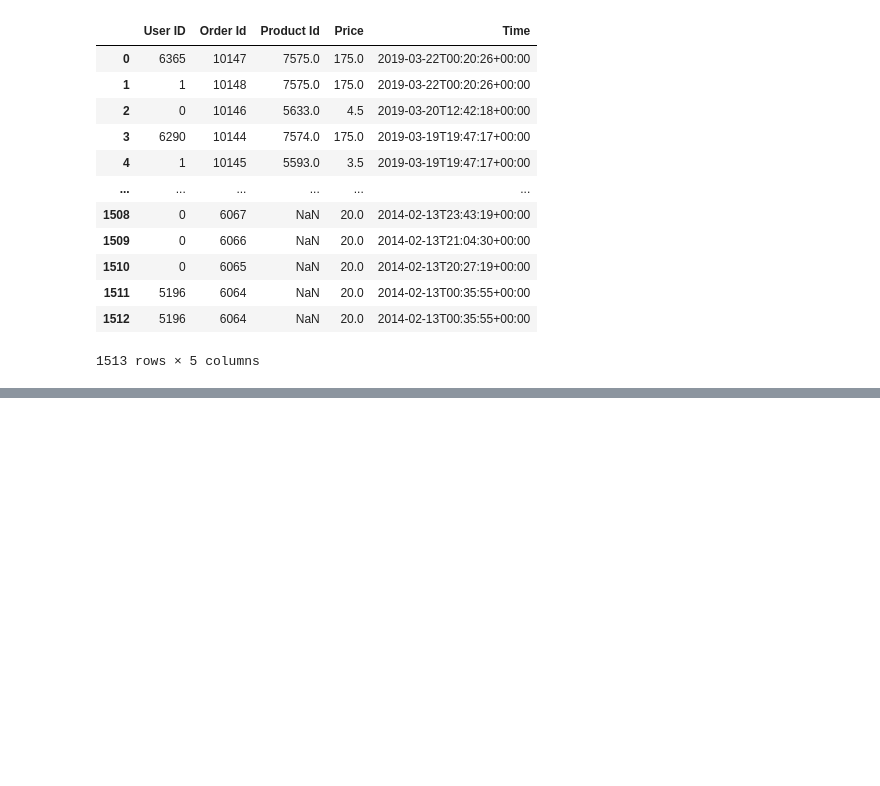
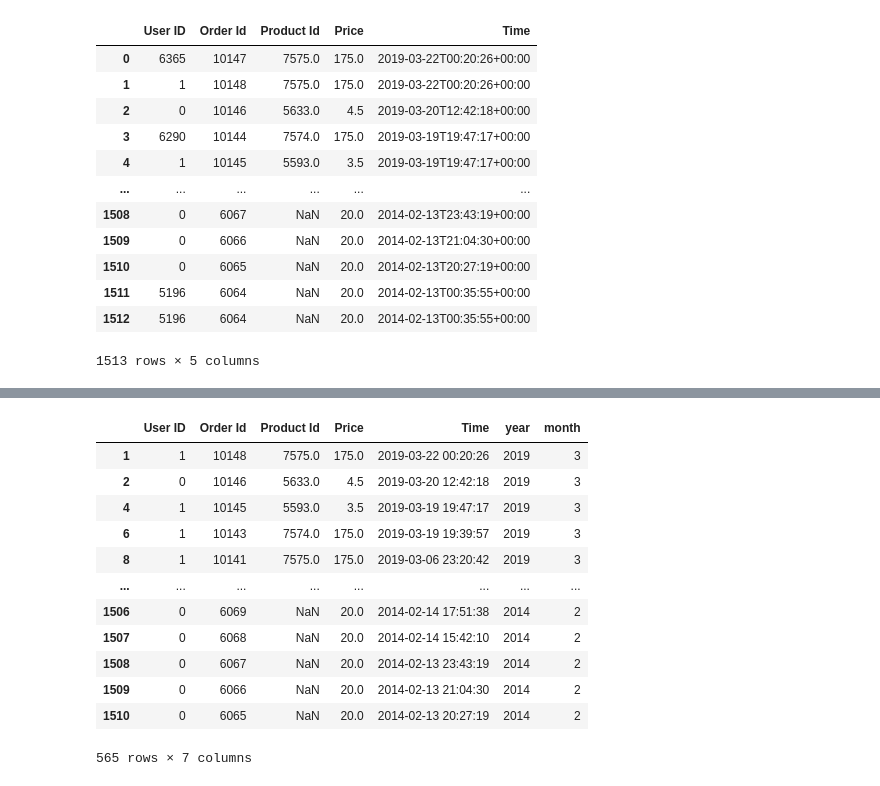
Before and after one commit to armand-analytics/Forecasting, a Jupyter notebook: notebooks/01_EDA.ipynb, the cells around one changed output, grey strips where cells are left out. Saved outputs shown, nothing was run; the diff lists cells and outputs as text; code cells hidden in the pictures; blank space fills up the shorter version.

```diff
--- a/notebooks/01_EDA.ipynb
+++ b/notebooks/01_EDA.ipynb
@@ -24,0 +66,6 @@ Un User ID aparece multiples veces con diferentes Product ID con diferentes valo
+# %%
+df['Time'] = pd.to_datetime(df['Time'])
+df['Time'] = df['Time'].dt.tz_localize(None)
+df['year'] = df['Time'].dt.year
+df['month'] = df['Time'].dt.month
+df.head(5)
@@ -24,0 +79,16 @@ Un User ID aparece multiples veces con diferentes Product ID con diferentes valo
+# %%
+df[df['User ID'].isin([0, 1])]
+# %% [output]
+|  | User ID | Order Id | Product Id | Price | Time | year | month |
+| 1 | 1 | 10148 | 7575.0 | 175.0 | 2019-03-22 00:20:26 | 2019 | 3 |
+| 2 | 0 | 10146 | 5633.0 | 4.5 | 2019-03-20 12:42:18 | 2019 | 3 |
+| 4 | 1 | 10145 | 5593.0 | 3.5 | 2019-03-19 19:47:17 | 2019 | 3 |
+| 6 | 1 | 10143 | 7574.0 | 175.0 | 2019-03-19 19:39:57 | 2019 | 3 |
+| 8 | 1 | 10141 | 7575.0 | 175.0 | 2019-03-06 23:20:42 | 2019 | 3 |
+| ... | ... | ... | ... | ... | ... | ... | ... |
+| 1506 | 0 | 6069 | NaN | 20.0 | 2014-02-14 17:51:38 | 2014 | 2 |
+| 1507 | 0 | 6068 | NaN | 20.0 | 2014-02-14 15:42:10 | 2014 | 2 |
+| 1508 | 0 | 6067 | NaN | 20.0 | 2014-02-13 23:43:19 | 2014 | 2 |
+| 1509 | 0 | 6066 | NaN | 20.0 | 2014-02-13 21:04:30 | 2014 | 2 |
+| 1510 | 0 | 6065 | NaN | 20.0 | 2014-02-13 20:27:19 | 2014 | 2 |
+565 rows × 7 columns
```
Also changed, not shown: parts of 9 cells of this notebook, 1 other file.
